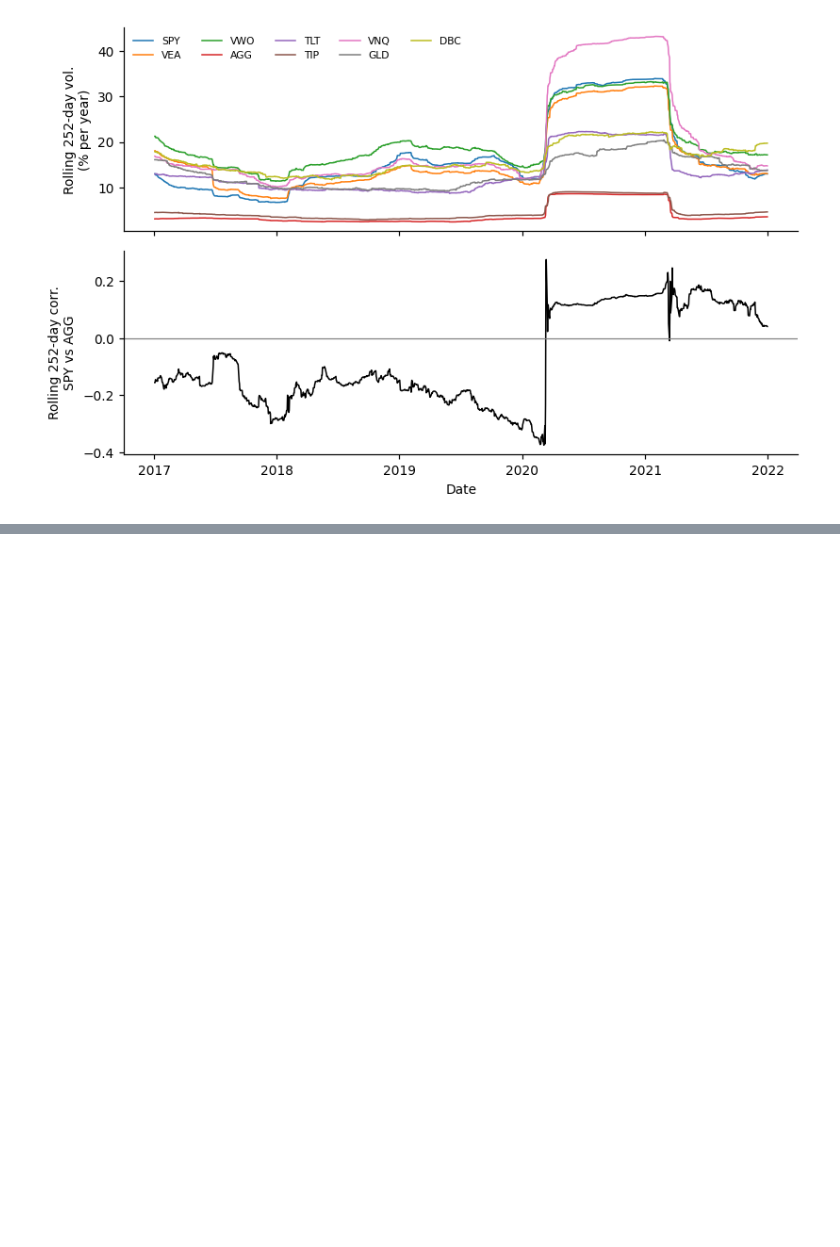
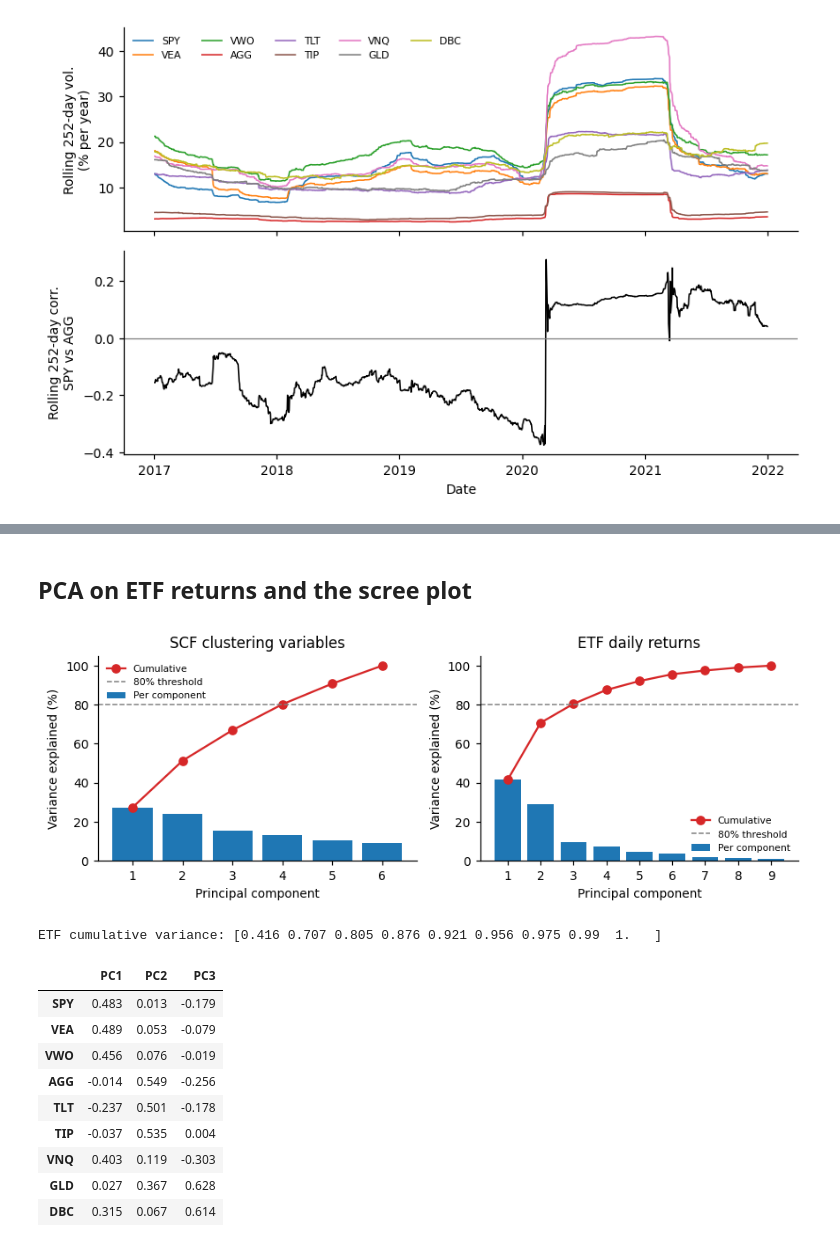
Before and after one commit to Ivory-Uche/Portfolio-Pilot, a Jupyter notebook: Portfolio_pilot_M3.ipynb, the cells around one changed output, grey strips where cells are left out. Drawn from its saved outputs; the diff is of its cells as text; code cells hidden in the pictures; blank space fills up the shorter version.

Commit message:
Inspect extreme ETF returns and PCA on ETF returns

```diff
--- a/Portfolio_pilot_M3.ipynb
+++ b/Portfolio_pilot_M3.ipynb
@@ -717,0 +745,38 @@ Extreme-return dates: ['2016-06-24', '2016-11-09', '2020-03-06', '2020-03-09', '
+# %% [markdown]
+## PCA on ETF returns and the scree plot
+# %%
+pca_etf = PCA(random_state=SEED).fit(StandardScaler().fit_transform(etr))
+evr_etf = pca_etf.explained_variance_ratio_
+note("pca_etf", "explained", evr_etf.tolist())
+note("pca_etf", "cumulative", np.cumsum(evr_etf).tolist())
+note("pca_etf", "n_to_threshold", int(np.searchsorted(np.cumsum(evr_etf), PCA_THRESHOLD) + 1))
+load_etf = pd.DataFrame(pca_etf.components_.T, index=TICKERS, columns=[f"PC{i+1}" for i in range(9)])
+load_etf.to_csv(TAB_DIR / "pca_etf_loadings.csv")
+
+fig, axes = plt.subplots(1, 2, figsize=(8, 3))
+for ax, (title, evr) in zip(axes, [("SCF clustering variables", evr_scf), ("ETF daily returns", evr_etf)]):
+    xs = np.arange(1, len(evr) + 1)
+    ax.bar(xs, evr * 100, label="Per component")
+    ax.plot(xs, np.cumsum(evr) * 100, marker="o", color="C3", label="Cumulative")
+    ax.axhline(PCA_THRESHOLD * 100, ls="--", color="grey", lw=1, label=f"{int(PCA_THRESHOLD*100)}% threshold")
+    ax.set_xticks(xs)
+    ax.set_xlabel("Principal component")
+    ax.set_ylabel("Variance explained (%)")
+    ax.set_title(title)
+    ax.legend(frameon=False, fontsize=7)
+save_fig(fig, "fig08_pca_scree")
+print("ETF cumulative variance:", np.cumsum(evr_etf).round(3))
+load_etf.iloc[:, :3].round(3)
+# %% [output]
+[figure, added]
+ETF cumulative variance: [0.416 0.707 0.805 0.876 0.921 0.956 0.975 0.99  1.   ]
+|  | PC1 | PC2 | PC3 |
+| SPY | 0.483 | 0.013 | -0.179 |
+| VEA | 0.489 | 0.053 | -0.079 |
+| VWO | 0.456 | 0.076 | -0.019 |
+| AGG | -0.014 | 0.549 | -0.256 |
+| TLT | -0.237 | 0.501 | -0.178 |
+| TIP | -0.037 | 0.535 | 0.004 |
+| VNQ | 0.403 | 0.119 | -0.303 |
+| GLD | 0.027 | 0.367 | 0.628 |
+| DBC | 0.315 | 0.067 | 0.614 |
```
Also changed, not shown: parts of 3 cells of this notebook.
